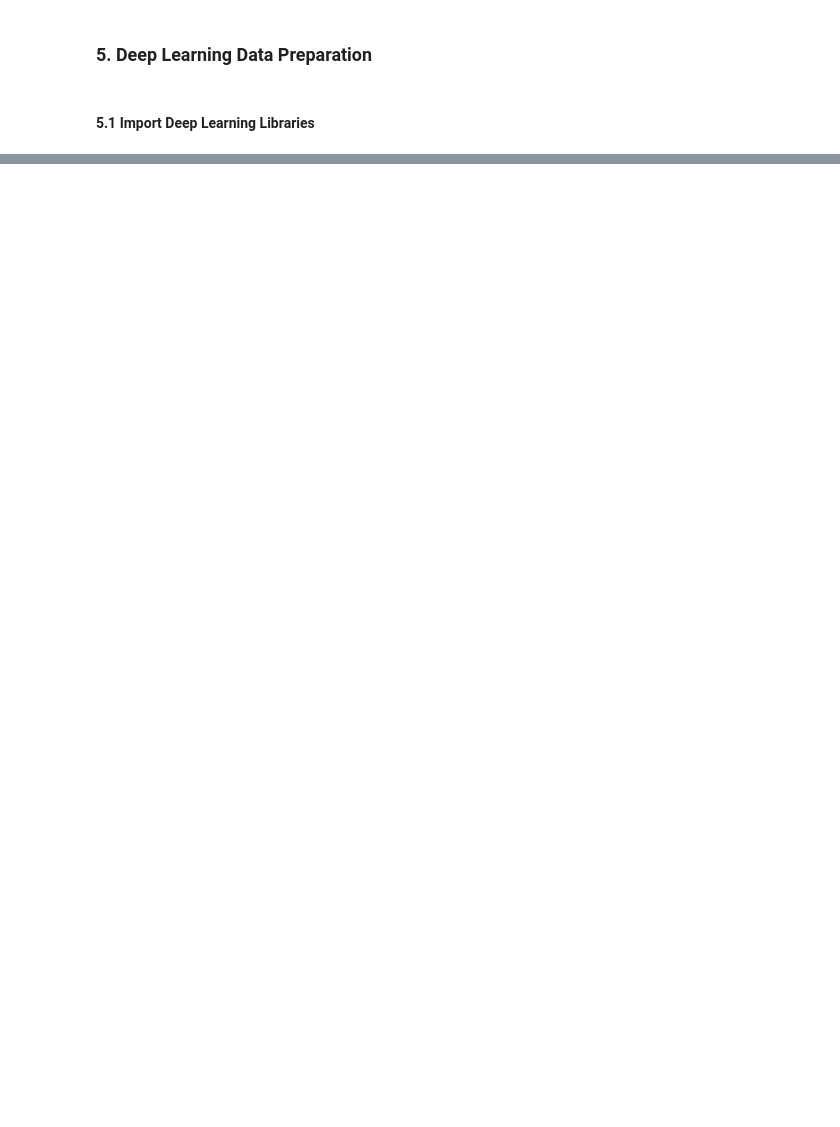
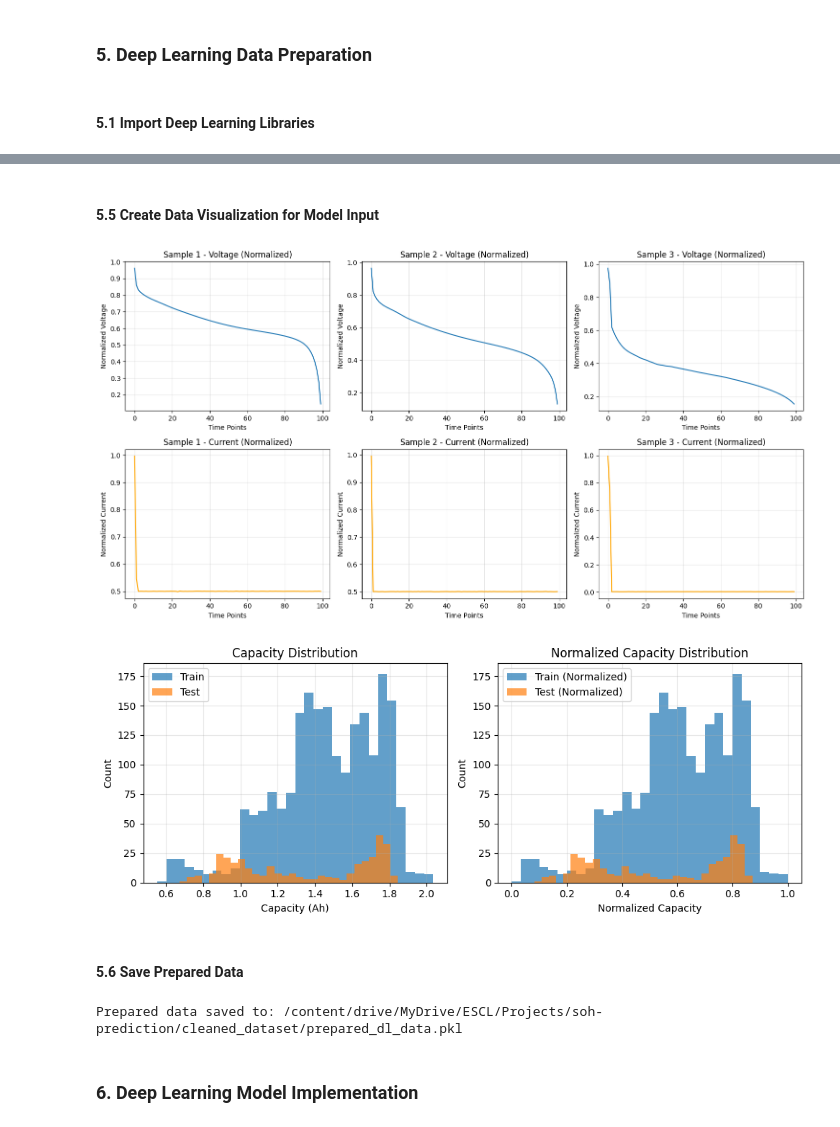
Before and after one commit to 1bytess/battery-soh-prediction, a Jupyter notebook: SoH_Prediction_2.ipynb, the cells around one changed output, grey strips where cells are left out. Saved outputs shown, nothing was run; the diff lists cells and outputs as text; code cells hidden in the pictures; blank space fills up the shorter version.

Commit message:
Updated code until trained BiLSTM and TCN

```diff
--- a/SoH_Prediction_2.ipynb
+++ b/SoH_Prediction_2.ipynb
@@ -970,0 +1134,79 @@ Clean features saved to: cleaned_dataset/discharge_features_clean.csv
+# %% [markdown]
+#### **5.5 Create Data Visualization for Model Input**
+# %%
+# Visualize sample normalized sequences
+fig, axes = plt.subplots(2, 3, figsize=(15, 8))
+
+# Select random samples
+sample_indices = np.random.choice(len(X_seq_train), 3, replace=False)
+
+for i, idx in enumerate(sample_indices):
+    # Voltage
+    axes[0, i].plot(X_seq_train[idx, :, 0])
+    axes[0, i].set_title(f'Sample {i+1} - Voltage (Normalized)')
+    axes[0, i].set_xlabel('Time Points')
+    axes[0, i].set_ylabel('Normalized Voltage')
+    axes[0, i].grid(True, alpha=0.3)
+
+    # Current
+    axes[1, i].plot(X_seq_train[idx, :, 1], color='orange')
+    axes[1, i].set_title(f'Sample {i+1} - Current (Normalized)')
+    axes[1, i].set_xlabel('Time Points')
+    axes[1, i].set_ylabel('Normalized Current')
+    axes[1, i].grid(True, alpha=0.3)
+
+plt.tight_layout()
+plt.show()
+
+# Show capacity distribution
+plt.figure(figsize=(10, 4))
+
+plt.subplot(1, 2, 1)
+plt.hist(train_data['capacities'], bins=30, alpha=0.7, label='Train')
+plt.hist(test_data['capacities'], bins=30, alpha=0.7, label='Test')
+plt.xlabel('Capacity (Ah)')
+plt.ylabel('Count')
+plt.title('Capacity Distribution')
+plt.legend()
+plt.grid(True, alpha=0.3)
+
+plt.subplot(1, 2, 2)
+plt.hist(y_train, bins=30, alpha=0.7, label='Train (Normalized)')
+plt.hist(y_test, bins=30, alpha=0.7, label='Test (Normalized)')
+plt.xlabel('Normalized Capacity')
+plt.ylabel('Count')
+plt.title('Normalized Capacity Distribution')
+plt.legend()
+plt.grid(True, alpha=0.3)
+
+plt.tight_layout()
+plt.show()
+# %% [output]
+[figure, added]
+[figure, added]
+# %% [markdown]
+#### **5.6 Save Prepared Data**
+# %%
+# Save prepared data for models
+prepared_data = {
+    'X_seq_train': X_seq_train,
+    'X_add_train': X_add_train,
+    'y_train': y_train,
+    'X_seq_test': X_seq_test,
+    'X_add_test': X_add_test,
+    'y_test': y_test,
+    'train_data': train_data,
+    'test_data': test_data,
+    'scalers': scalers,
+    'train_batteries': train_batteries,
+    'test_batteries': test_batteries
+}
+
+output_file = os.path.join(BASE_PATH, "prepared_dl_data.pkl")
+with open(output_file, 'wb') as f:
+    pickle.dump(prepared_data, f)
+print(f"Prepared data saved to: {output_file}")
+# %% [output]
+Prepared data saved to: /content/drive/MyDrive/ESCL/Projects/soh-prediction/cleaned_dataset/prepared_dl_data.pkl
+# %% [markdown]
+### **6. Deep Learning Model Implementation**
```
Also changed, not shown: parts of 25 cells of this notebook.
